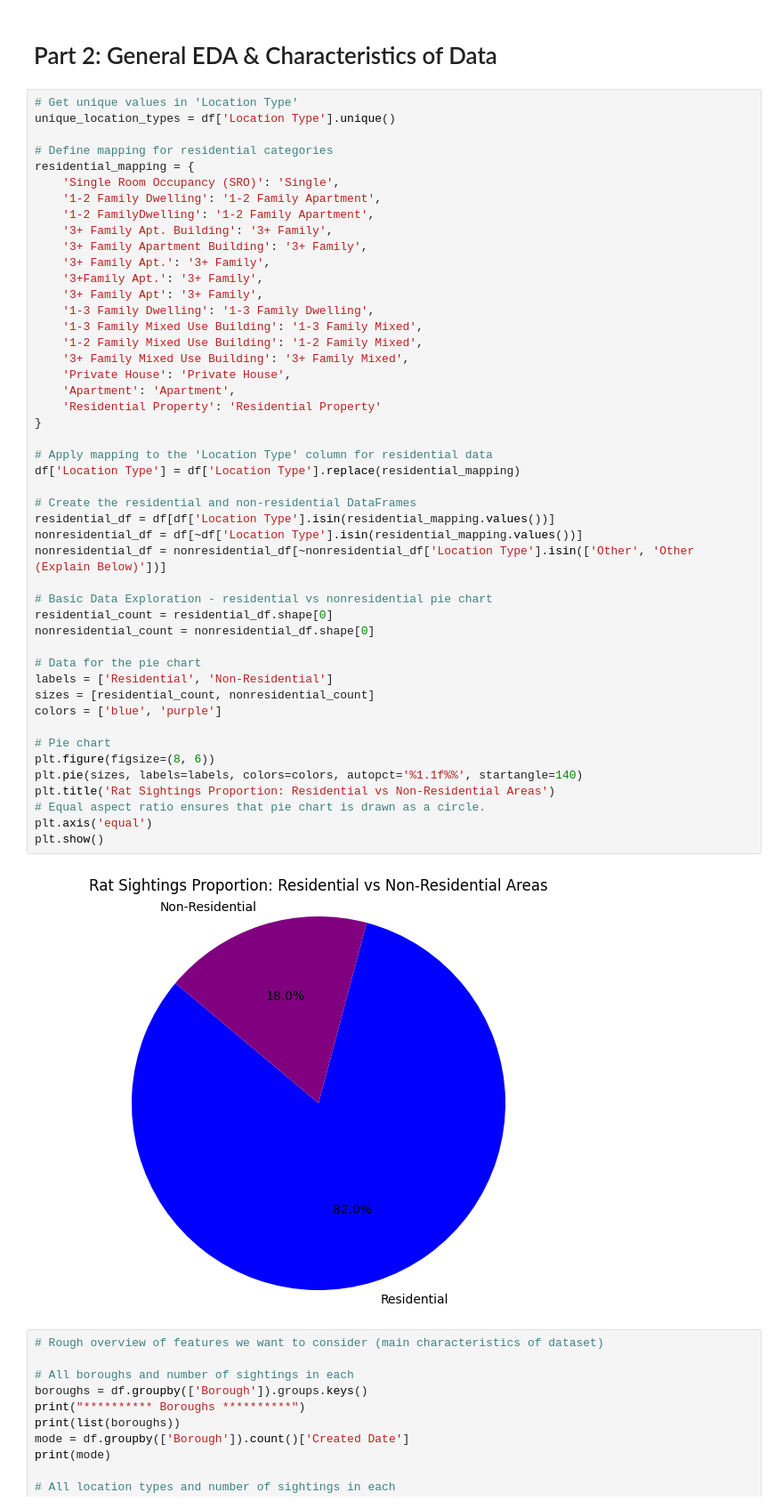
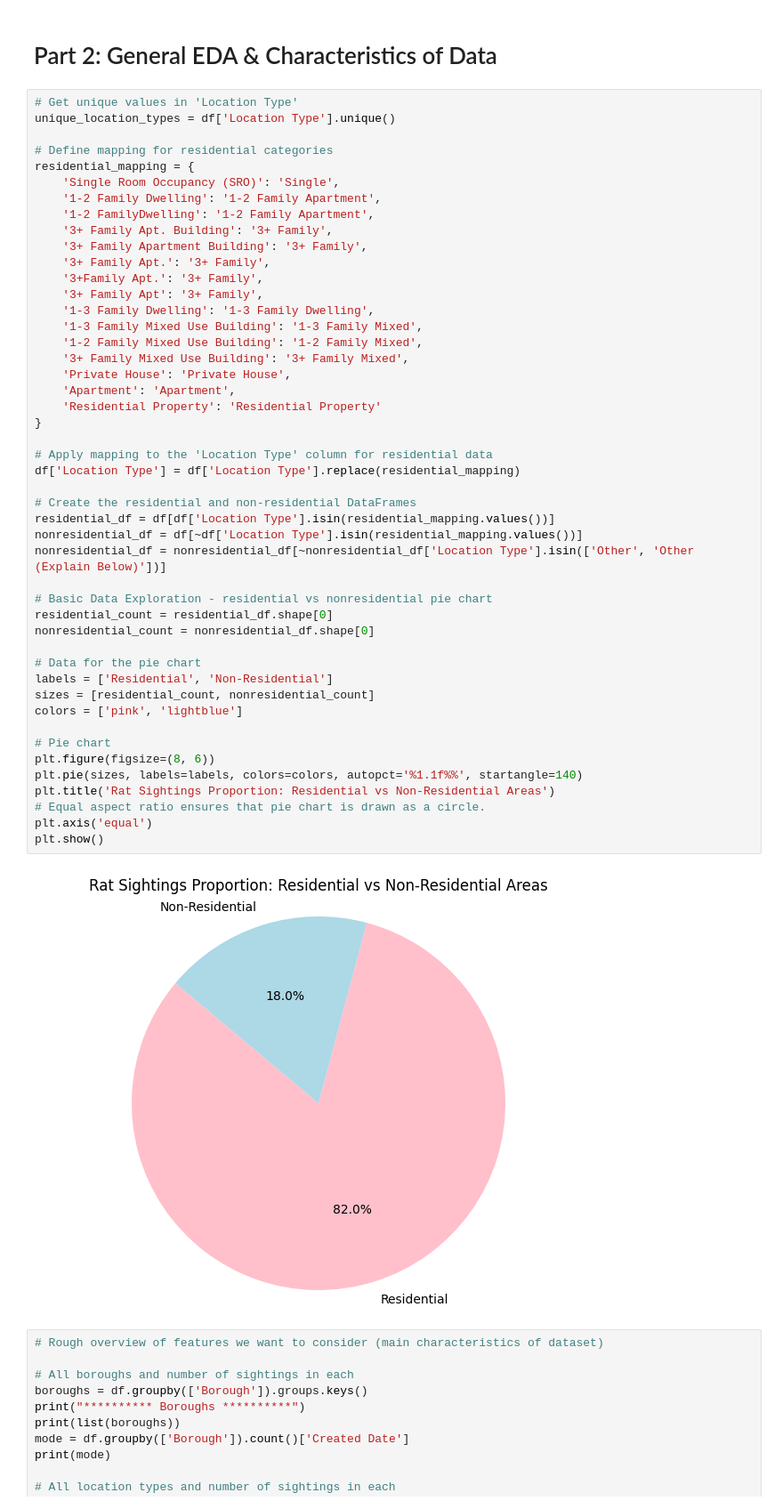
Before and after one commit to trishaa4144/cmsc320-final, a Jupyter notebook: CMSC320_Checkpt_2.ipynb, the cells around one changed output. Shown at 89% size. Cells and saved outputs as stored; diff of their text form.

```diff
--- a/CMSC320_Checkpt_2.ipynb
+++ b/CMSC320_Checkpt_2.ipynb
@@ -56,35 +56,35 @@ residential_mapping = {
     '3+ Family Mixed Use Building': '3+ Family Mixed',
     'Private House': 'Private House',
     'Apartment': 'Apartment',
     'Residential Property': 'Residential Property'
 }
 
 # Apply mapping to the 'Location Type' column for residential data
 df['Location Type'] = df['Location Type'].replace(residential_mapping)
 
 # Create the residential and non-residential DataFrames
 residential_df = df[df['Location Type'].isin(residential_mapping.values())]
 nonresidential_df = df[~df['Location Type'].isin(residential_mapping.values())]
 nonresidential_df = nonresidential_df[~nonresidential_df['Location Type'].isin(['Other', 'Other (Explain Below)'])]
 
 # Basic Data Exploration - residential vs nonresidential pie chart
 residential_count = residential_df.shape[0]
 nonresidential_count = nonresidential_df.shape[0]
 
 # Data for the pie chart
 labels = ['Residential', 'Non-Residential']
 sizes = [residential_count, nonresidential_count]
-colors = ['blue', 'purple']
+colors = ['pink', 'lightblue']
 
 # Pie chart
 plt.figure(figsize=(8, 6))
 plt.pie(sizes, labels=labels, colors=colors, autopct='%1.1f%%', startangle=140)
 plt.title('Rat Sightings Proportion: Residential vs Non-Residential Areas')
 # Equal aspect ratio ensures that pie chart is drawn as a circle.
 plt.axis('equal')
 plt.show()
 # %% [output]
-[figure, old version]
+[figure, new version]
 # %%
 # Rough overview of features we want to consider (main characteristics of dataset)
 
```
